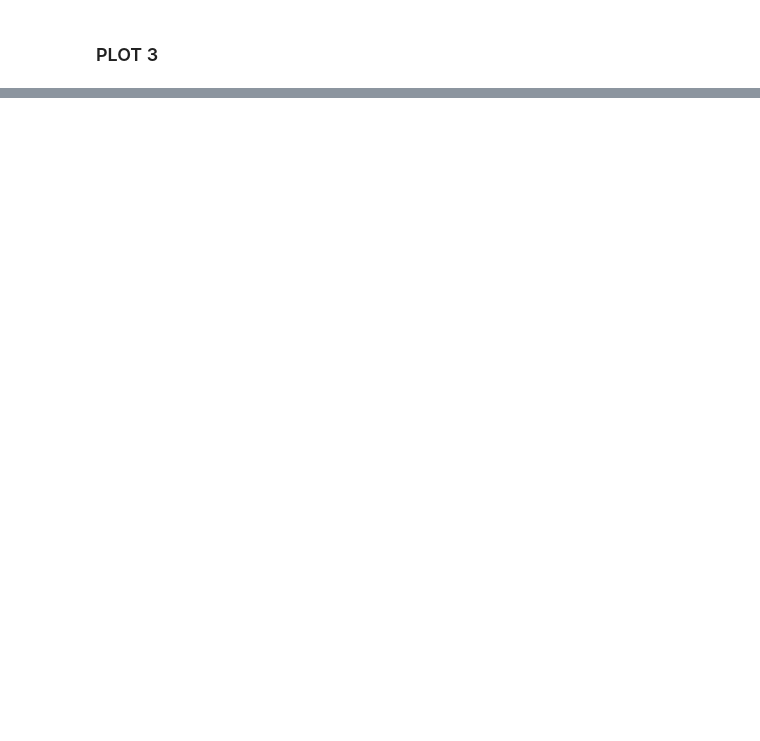
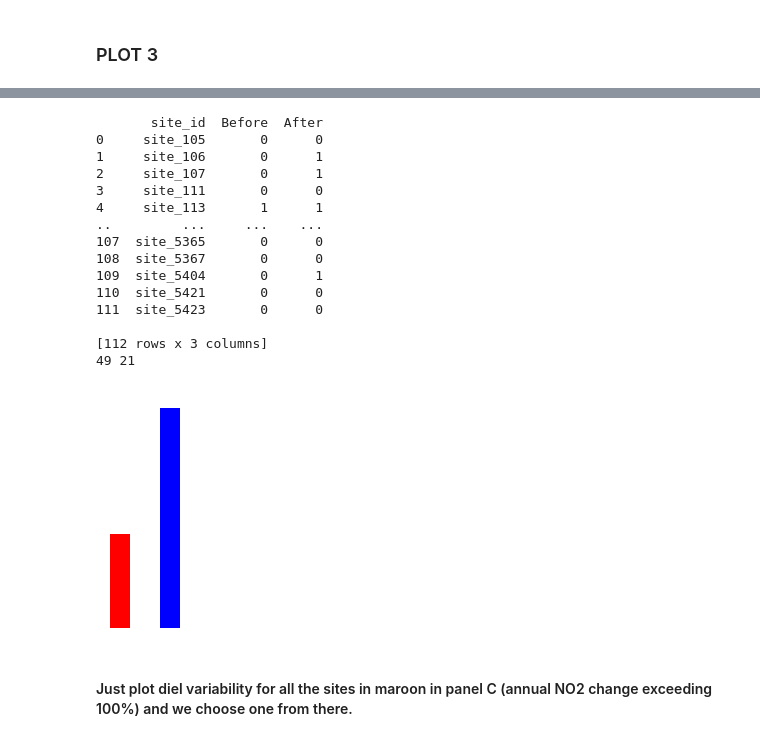
Before and after one commit to hitansh1299/AirPy_v2, a Jupyter notebook: manual_plots.ipynb, the cells around one changed output, grey strips where cells are left out. Drawn from its saved outputs; the diff is of its cells as text; code cells hidden in the pictures; blank space fills up the shorter version.

```diff
--- a/manual_plots.ipynb
+++ b/manual_plots.ipynb
@@ -9,0 +15,11 @@ os.chdir(r'C:\Users\hitan\OneDrive\Desktop\MiniProjects\ML_NMIMS Codes')
+# %%
+summary_mean = pd.read_csv(r'CPCB_Issues\AirPy_v2\new_data\summary\summary_mean_AQI.csv')
+summary_count = pd.read_csv(r'CPCB_Issues\AirPy_v2\new_data\summary\summary_count_AQI.csv')
+sites_in_consideration = pd.read_csv(r'CPCB_Issues\AirPy_v2\final_site_list_new.csv')
+summary_mean = deepcopy(summary_mean[summary_mean['site_id'].isin(sites_in_consideration['site_id'])].reset_index(drop=True))
+summary_mean['pollutant'] = pd.merge(summary_mean, sites_in_consideration.groupby('site_id').agg({'pollutant':','.join}).reset_index(), on='site_id', how='inner')['pollutant']
+summary_mean_mapping_2023 = pd.read_csv(r'CPCB_Issues\AirPy_v2\new_data\summary\2023_summary_mapping.csv').drop_duplicates()
+summary_mean_mapping_2019 = pd.read_csv(r'CPCB_Issues\AirPy_v2\new_data\summary\2019_summary_mapping.csv').drop_duplicates()
+site_master = pd.read_csv(r'CPCB_Issues\AirPy_v2\sites_master.csv')
+sites_master = pd.read_csv(r'CPCB_Issues\AirPy_v2\sites_master.csv')
+master_summary = pd.merge(summary_mean,summary_count,how='left',on=['site_id','year'],suffixes=(None,'_count'))
@@ -445,0 +1215,37 @@ for year in years:
+# %%
+plt.figure(figsize=(1,3))
+pol = 'NO2'
+df = deepcopy(summary_mean_mapping_2023[summary_mean_mapping_2023['pollutant'] == pol])
+df = df[(df['Ozone_DA'] > 50) & (df['Ozone_DA_before'] > 75)]
+df = df[df['year'].isin([2020,2021,2022,2019,2023])]
+COMPLIANCE_THRESHOLD = 40 if pol in ['NO2','PM25'] else 100
+df['Before'] = np.where(df['Ozone'] > COMPLIANCE_THRESHOLD, 1, 0)
+df['After'] = np.where(df['Ozone_clean'] > COMPLIANCE_THRESHOLD, 1, 0)
+df = df.groupby('site_id').agg({'Before':'sum', 'After':'sum'}).reset_index()
+print(df)
+non_compliant_before = df['Before'].sum()
+non_compliant_after = df['After'].sum()
+labels = ['Before Cleaning', 'After Cleaning']
+counts = [non_compliant_before, non_compliant_after]
+print(non_compliant_after, non_compliant_before)
+plt.bar(labels, counts, color=['red', 'blue'], width=0.4, align='center')
+plt.axis('off')
+plt.savefig('compliance.png', dpi=300, bbox_inches="tight")
+plt.show()
+# %% [output]
+       site_id  Before  After
+0     site_105       0      0
+1     site_106       0      1
+2     site_107       0      1
+3     site_111       0      0
+4     site_113       1      1
+..         ...     ...    ...
+107  site_5365       0      0
+108  site_5367       0      0
+109  site_5404       0      1
+110  site_5421       0      0
+111  site_5423       0      0
+
+[112 rows x 3 columns]
+49 21
+[figure, added]
@@ -445,0 +1255,2 @@ for year in years:
+# %% [markdown]
+#### Just plot diel variability for all the sites in maroon in panel C (annual NO2 change exceeding 100%) and we choose one from there.
```
Also changed, not shown: parts of 68 cells of this notebook, 45 other files.
